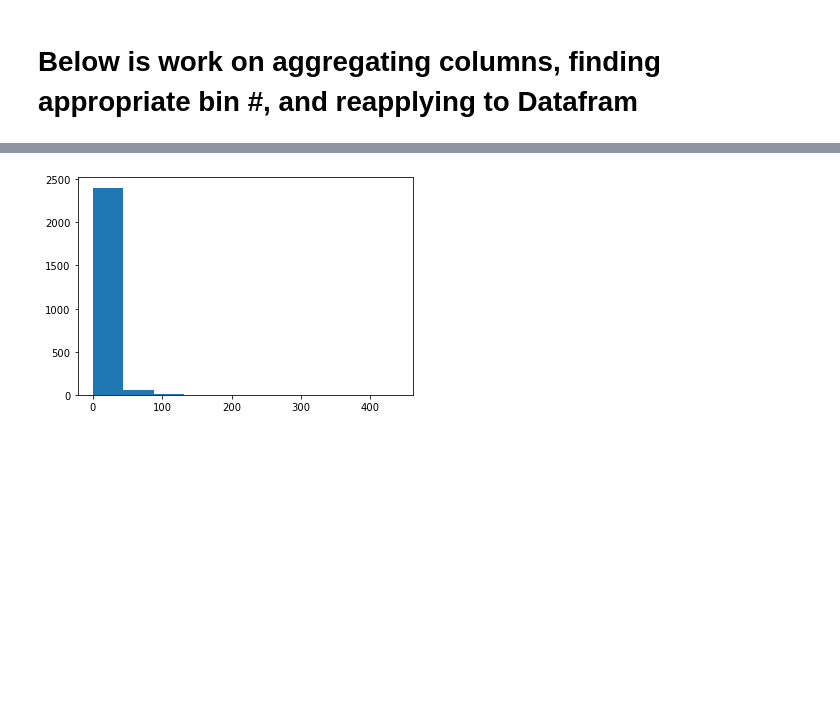
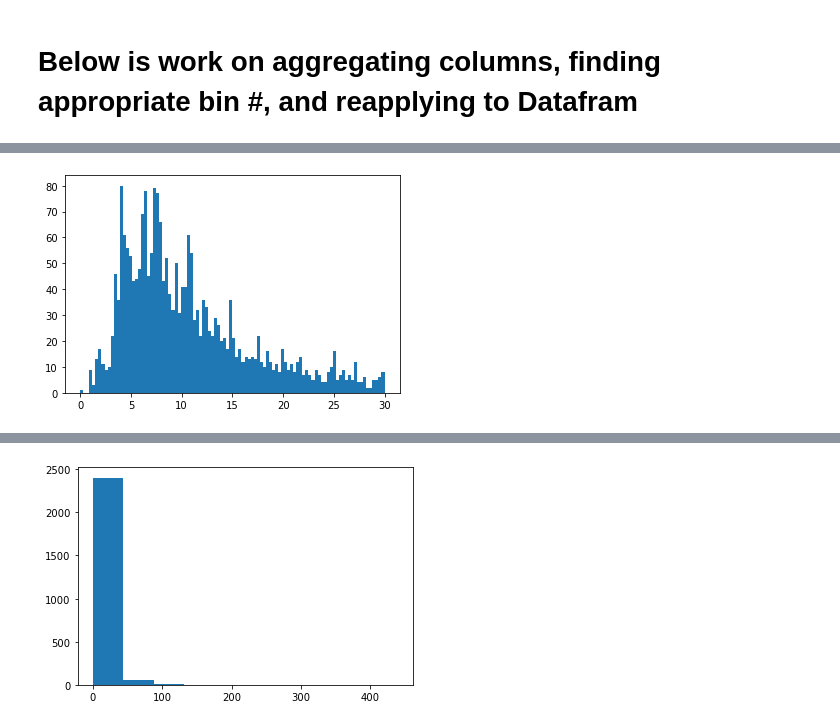
Before and after one commit to mbarger2/Des_Moines_Liquor_Store, a Jupyter notebook: Cut trials.ipynb, the cells around one changed output, grey strips where cells are left out. Saved outputs shown, nothing was run; the diff lists cells and outputs as text; code cells hidden in the pictures; blank space fills up the shorter version.

```diff
--- a/Cut trials.ipynb
+++ b/Cut trials.ipynb
@@ -117,0 +121,5 @@ itemnumdf=itemnumdf[itemnumdf['Item Number']!=903056]
+# %%
+plt.hist(newcpb.CPB,bins=100)
+plt.show()
+# %% [output]
+[figure, added]
```
Also changed, not shown: parts of 38 cells of this notebook, 6 other files.
